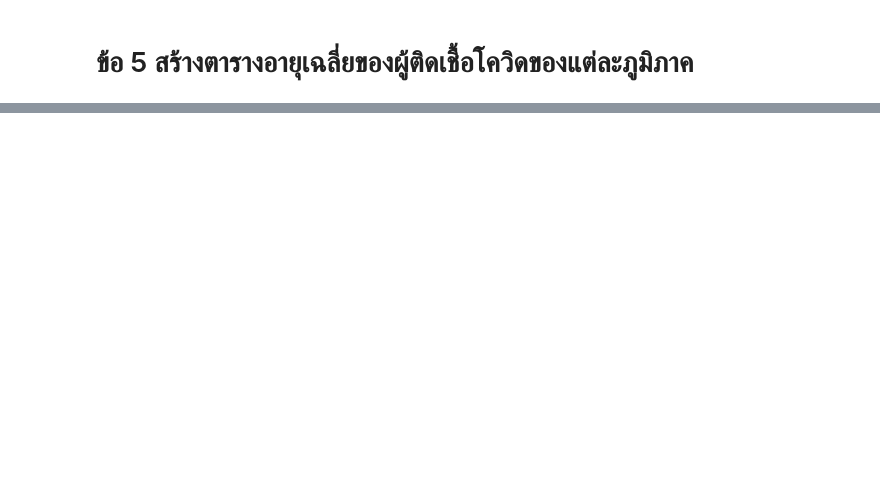
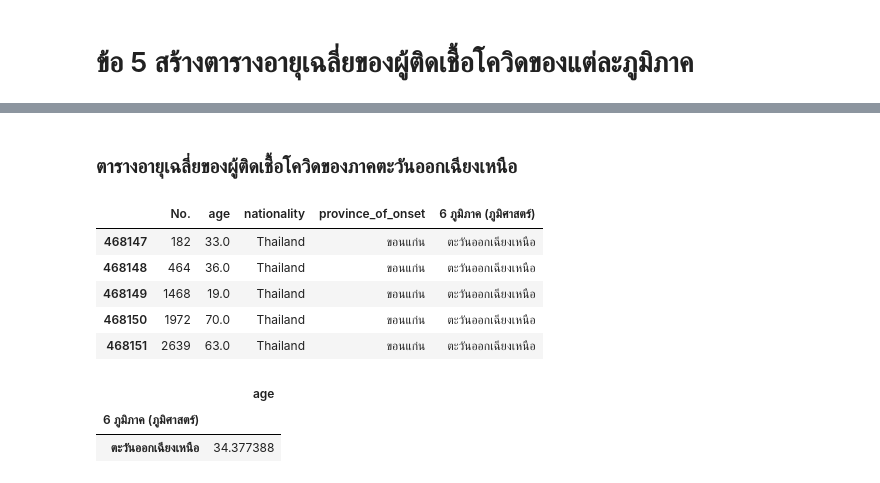
Before and after one commit to chanikansuksen/data_viz_2022, a Jupyter notebook: BasicPython&DataViz_midterm2022.ipynb, the cells around one changed output, grey strips where cells are left out. Saved outputs shown, nothing was run; the diff lists cells and outputs as text; code cells hidden in the pictures; blank space fills up the shorter version.

```diff
--- a/BasicPython&DataViz_midterm2022.ipynb
+++ b/BasicPython&DataViz_midterm2022.ipynb
@@ -546,0 +628,20 @@ AttributeError: ignored
+# %% [markdown]
+### ตารางอายุเฉลี่ยของผู้ติดเชื้อโควิดของภาคตะวันออกเฉียงเหนือ
+# %%
+ne1 = ch[ch['6 ภูมิภาค (ภูมิศาสตร์)']=='ตะวันออกเฉียงเหนือ'][['No.', 'age', 'nationality', 'province_of_onset', '6 ภูมิภาค (ภูมิศาสตร์)']]
+ne1.head()
+# %% [output]
+|  | No. | age | nationality | province_of_onset | 6 ภูมิภาค (ภูมิศาสตร์) |
+| 468147 | 182 | 33.0 | Thailand | ขอนแก่น | ตะวันออกเฉียงเหนือ |
+| 468148 | 464 | 36.0 | Thailand | ขอนแก่น | ตะวันออกเฉียงเหนือ |
+| 468149 | 1468 | 19.0 | Thailand | ขอนแก่น | ตะวันออกเฉียงเหนือ |
+| 468150 | 1972 | 70.0 | Thailand | ขอนแก่น | ตะวันออกเฉียงเหนือ |
+| 468151 | 2639 | 63.0 | Thailand | ขอนแก่น | ตะวันออกเฉียงเหนือ |
+# %%
+datane1 = ne1.groupby('6 ภูมิภาค (ภูมิศาสตร์)').mean()
+datane1_table = datane1[['age']]
+datane1_table
+# %% [output]
+|  | age |
+| 6 ภูมิภาค (ภูมิศาสตร์) |  |
+| ตะวันออกเฉียงเหนือ | 34.377388 |
```
Also changed, not shown: parts of 57 cells of this notebook.
